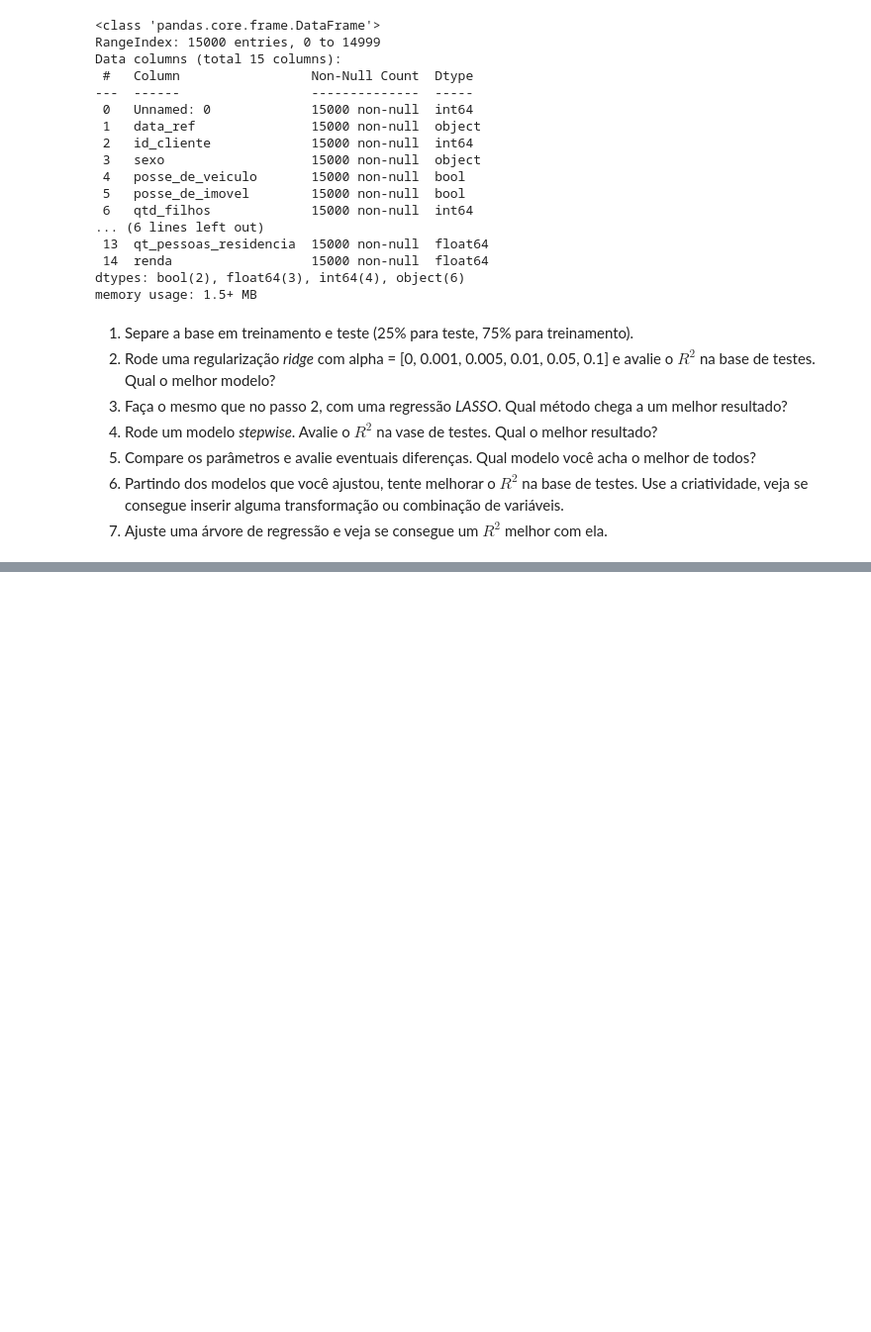
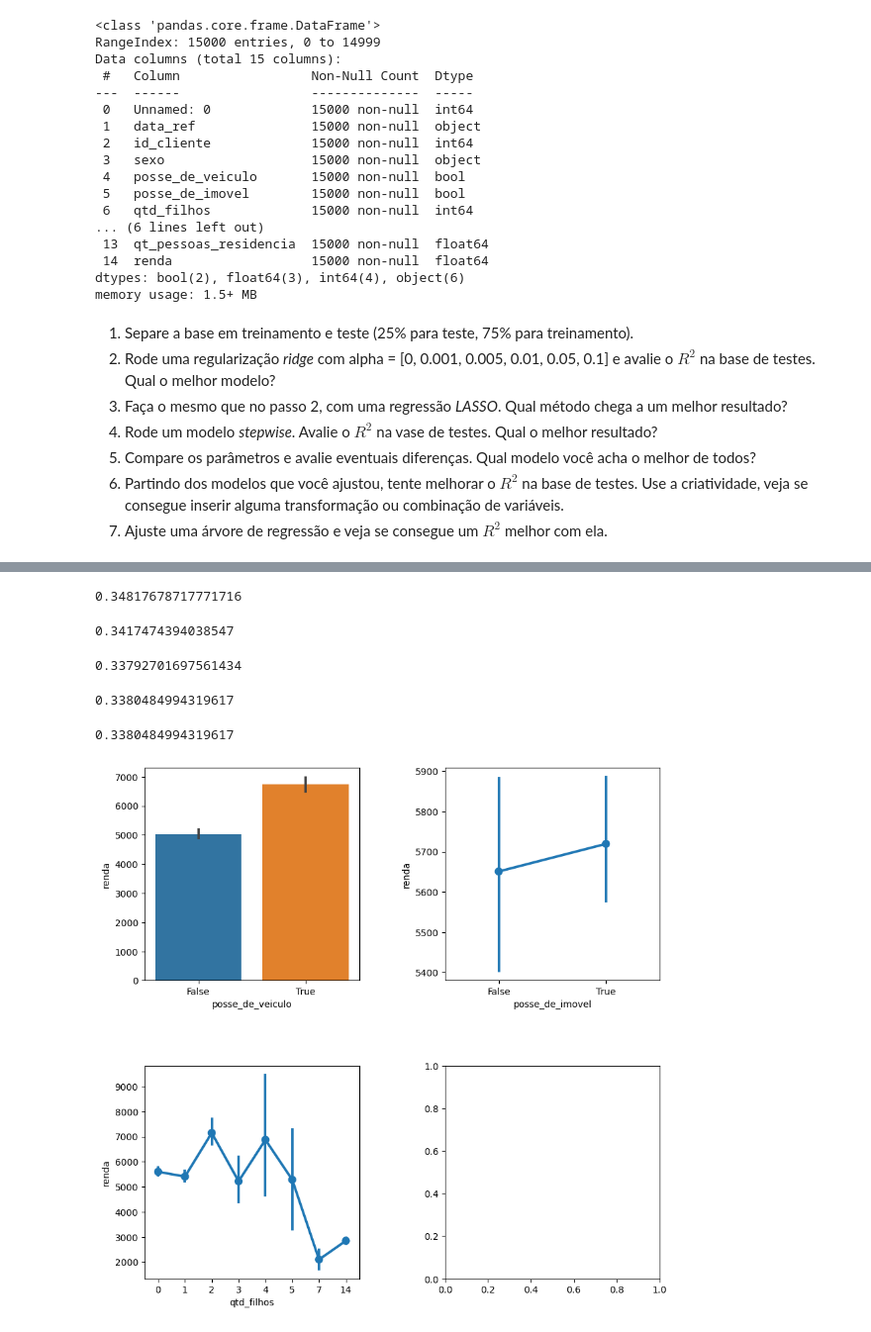
Before and after one commit to harleiaki/DataScience-, a Jupyter notebook: Mod 13 - Tarefa02.ipynb, the cells around one changed output, grey strips where cells are left out. Shown at 99% size. Drawn from its saved outputs; the diff is of its cells as text; code cells hidden in the pictures; blank space fills up the shorter version.

```diff
--- a/Mod 13 - Tarefa02.ipynb
+++ b/Mod 13 - Tarefa02.ipynb
@@ -124,0 +423,43 @@ X_a
+# %%
+X_test['pred1'] = modelo1.predict(X_test)
+r = X_test[['pred1', 'log_renda']].corr().iloc[0,1]
+r**2
+# %% [output]
+0.34817678717771716
+# %%
+X_test['pred2'] = modelo2.predict(X_test)
+r = X_test[['pred2', 'log_renda']].corr().iloc[0,1]
+r**2
+# %% [output]
+0.3417474394038547
+# %%
+X_test['pred3'] = modelo3.predict(X_test)
+r = X_test[['pred3', 'log_renda']].corr().iloc[0,1]
+r**2
+# %% [output]
+0.33792701697561434
+# %%
+X_test['pred4'] = modelo4.predict(X_test)
+r = X_test[['pred4', 'log_renda']].corr().iloc[0,1]
+r**2
+# %% [output]
+0.3380484994319617
+# %%
+X_test['pred5'] = modelo5.predict(X_test)
+r = X_test[['pred5', 'log_renda']].corr().iloc[0,1]
+r**2
+# %% [output]
+0.3380484994319617
+# %%
+plt.close('all')
+
+plt.rc('figure', figsize=(10, 10))
+fig, axes = plt.subplots(2, 2)
+
+sns.barplot(ax = axes[0, 0],y = 'renda', x = 'posse_de_veiculo', data = X)
+sns.pointplot(ax = axes[0, 1],y = 'renda', x = 'posse_de_imovel', data = X)
+sns.pointplot(ax = axes[1, 0],y = 'renda', x = 'qtd_filhos', data = X)
+
+plt.subplots_adjust(wspace=0.4, hspace=0.4)
+# %% [output]
+[figure, added]
```
Also changed, not shown: parts of 40 cells of this notebook.
